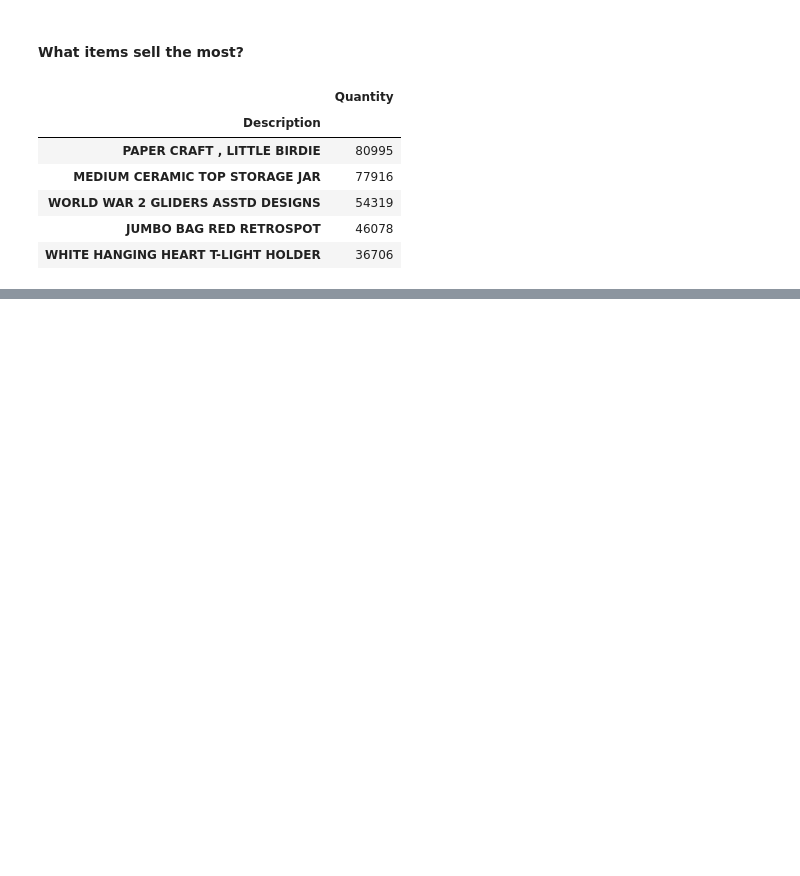
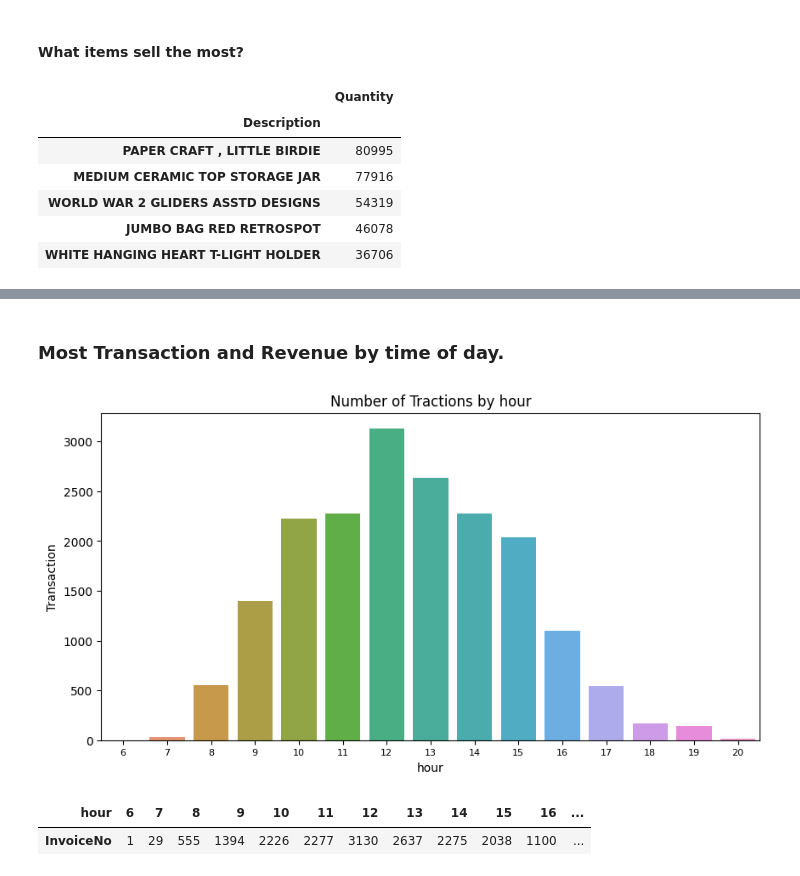
Before and after one commit to Tudped/Exploratory_analysis, a Jupyter notebook: Exploratory_Analysis.ipynb, the cells around one changed output, grey strips where cells are left out. Drawn from its saved outputs; the diff is of its cells as text; code cells hidden in the pictures; blank space fills up the shorter version.

```diff
--- a/Exploratory_Analysis.ipynb
+++ b/Exploratory_Analysis.ipynb
@@ -347,0 +385,12 @@ plotTopRec(most_sell_item, 'Quantity', 20)
+# %% [markdown]
+### Most Transaction and Revenue by time of day.
+# %%
+# By Tranaction
+df['hour'] = df['InvoiceDate'].dt.hour
+timeofsell = df.groupby('hour').agg({'InvoiceNo': lambda x:x.nunique()})
+# %%
+plotTopRec(timeofsell, 'InvoiceNo', figsize=(10,5), ylabel="Transaction", Title="Number of Tractions by hour")
+# %% [output]
+[figure, added]
+| hour | 6 | 7 | 8 | 9 | 10 | 11 | 12 | 13 | 14 | 15 | 16 | ... |
+| InvoiceNo | 1 | 29 | 555 | 1394 | 2226 | 2277 | 3130 | 2637 | 2275 | 2038 | 1100 | ... |
```
Also changed, not shown: parts of 13 cells of this notebook.
